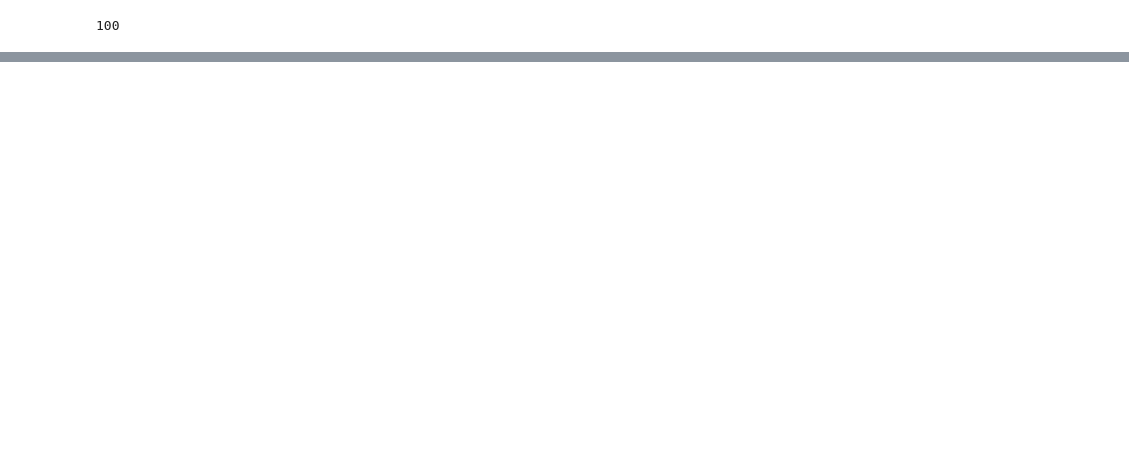
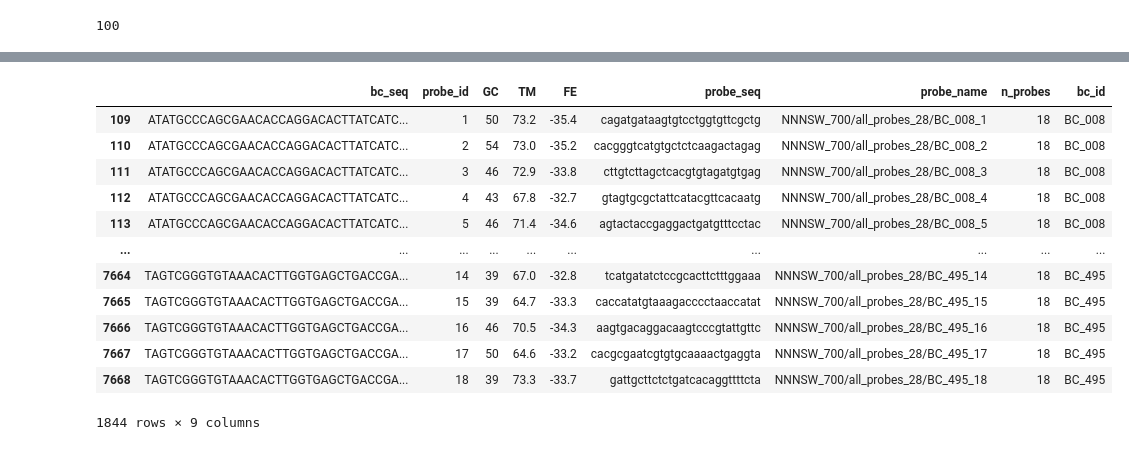
Before and after one commit to grantkinsler/SpatialBarcodes, a Jupyter notebook: Evaluating probe distance.ipynb, the cells around one changed output, grey strips where cells are left out. Cells and saved outputs as stored; diff of their text form; code cells hidden in the pictures; blank space fills up the shorter version.

Commit message:
updates to NNNSW700 chosen set

```diff
--- a/Evaluating probe distance.ipynb
+++ b/Evaluating probe distance.ipynb
@@ -185,0 +261,16 @@ KeyboardInterrupt:
+# %%
+final_list
+# %% [output]
+|  | bc_seq | probe_id | GC | TM | FE | probe_seq | probe_name | n_probes | bc_id |
+| 109 | ATATGCCCAGCGAACACCAGGACACTTATCATC... | 1 | 50 | 73.2 | -35.4 | cagatgataagtgtcctggtgttcgctg | NNNSW_700/all_probes_28/BC_008_1 | 18 | BC_008 |
+| 110 | ATATGCCCAGCGAACACCAGGACACTTATCATC... | 2 | 54 | 73.0 | -35.2 | cacgggtcatgtgctctcaagactagag | NNNSW_700/all_probes_28/BC_008_2 | 18 | BC_008 |
+| 111 | ATATGCCCAGCGAACACCAGGACACTTATCATC... | 3 | 46 | 72.9 | -33.8 | cttgtcttagctcacgtgtagatgtgag | NNNSW_700/all_probes_28/BC_008_3 | 18 | BC_008 |
+| 112 | ATATGCCCAGCGAACACCAGGACACTTATCATC... | 4 | 43 | 67.8 | -32.7 | gtagtgcgctattcatacgttcacaatg | NNNSW_700/all_probes_28/BC_008_4 | 18 | BC_008 |
+| 113 | ATATGCCCAGCGAACACCAGGACACTTATCATC... | 5 | 46 | 71.4 | -34.6 | agtactaccgaggactgatgtttcctac | NNNSW_700/all_probes_28/BC_008_5 | 18 | BC_008 |
+| ... | ... | ... | ... | ... | ... | ... | ... | ... | ... |
+| 7664 | TAGTCGGGTGTAAACACTTGGTGAGCTGACCGA... | 14 | 39 | 67.0 | -32.8 | tcatgatatctccgcacttctttggaaa | NNNSW_700/all_probes_28/BC_495_14 | 18 | BC_495 |
+| 7665 | TAGTCGGGTGTAAACACTTGGTGAGCTGACCGA... | 15 | 39 | 64.7 | -33.3 | caccatatgtaaagacccctaaccatat | NNNSW_700/all_probes_28/BC_495_15 | 18 | BC_495 |
+| 7666 | TAGTCGGGTGTAAACACTTGGTGAGCTGACCGA... | 16 | 46 | 70.5 | -34.3 | aagtgacaggacaagtcccgtattgttc | NNNSW_700/all_probes_28/BC_495_16 | 18 | BC_495 |
+| 7667 | TAGTCGGGTGTAAACACTTGGTGAGCTGACCGA... | 17 | 50 | 64.6 | -33.2 | cacgcgaatcgtgtgcaaaactgaggta | NNNSW_700/all_probes_28/BC_495_17 | 18 | BC_495 |
+| 7668 | TAGTCGGGTGTAAACACTTGGTGAGCTGACCGA... | 18 | 39 | 73.3 | -33.7 | gattgcttctctgatcacaggttttcta | NNNSW_700/all_probes_28/BC_495_18 | 18 | BC_495 |
+1844 rows × 9 columns
```
Also changed, not shown: parts of 15 cells of this notebook, 3 other files.
